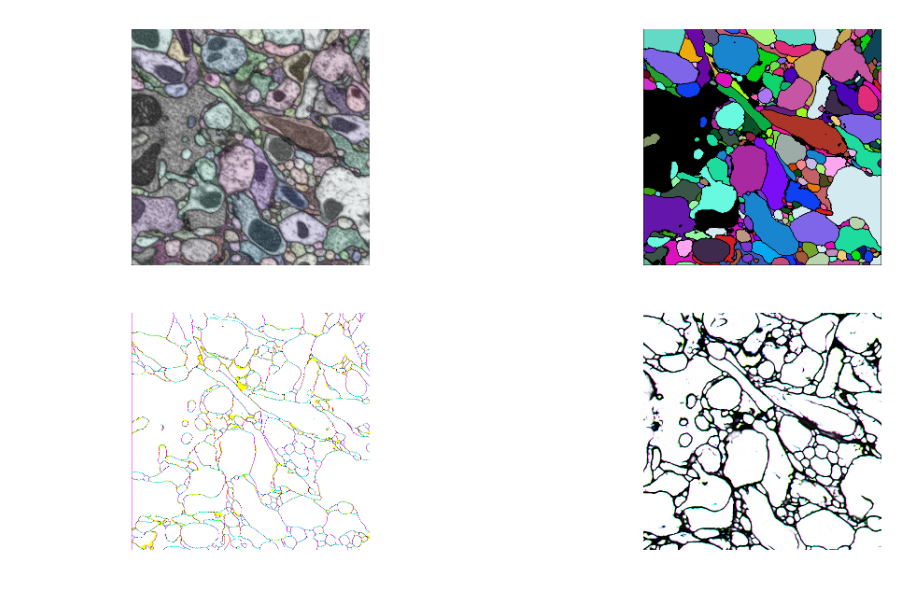
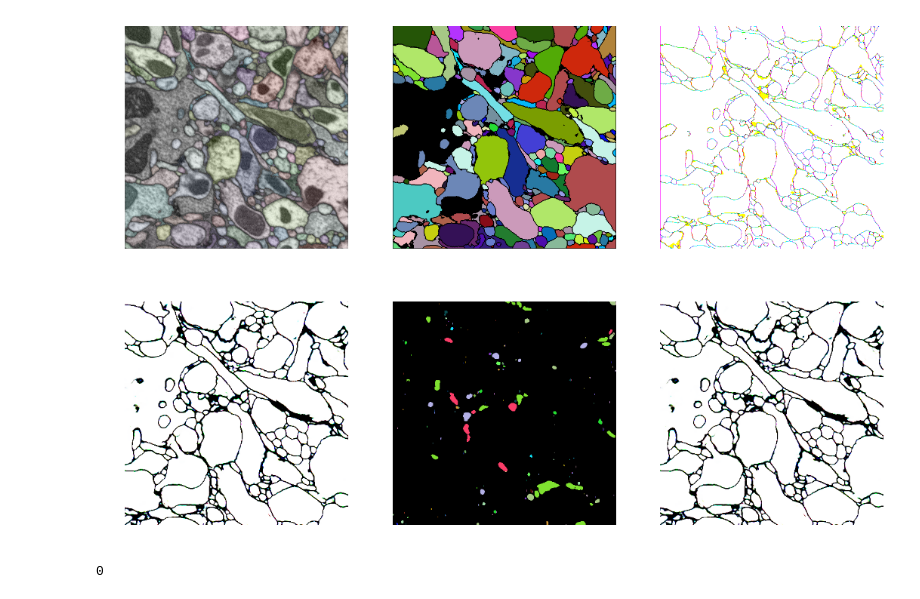
Before and after one commit to grisaitis/pygt_models, a Jupyter notebook: fibsem/VisualizeOutputs.ipynb, the cells around one changed output. Drawn from its saved outputs; the diff is of its cells as text; code cells hidden in the pictures.

```diff
--- a/fibsem/VisualizeOutputs.ipynb
+++ b/fibsem/VisualizeOutputs.ipynb
@@ -24,45 +23,67 @@ cmap = matplotlib.colors.ListedColormap(np.vstack(((0,0,0),np.random.rand(255,3)
 raw_h5_fname = '/groups/turaga/home/turagas/data/FlyEM/fibsem_medulla_7col/tstvol-520-1-h5/img_normalized.h5'
 gt_h5_fname = '/groups/turaga/home/turagas/data/FlyEM/fibsem_medulla_7col/tstvol-520-1-h5/groundtruth_seg_thick.h5'
 aff_h5_fname = '/groups/turaga/home/turagas/data/FlyEM/fibsem_medulla_7col/tstvol-520-1-h5/groundtruth_aff.h5'
+testeu_h5_fname = 'test_out_0.h5'
 test_h5_fname = 'test_out_0.h5'
 
 raw_h5f = h5py.File(raw_h5_fname,'r')
 gt_h5f = h5py.File(gt_h5_fname,'r')
 aff_h5f = h5py.File(aff_h5_fname,'r')
+testeu_h5f = h5py.File(testeu_h5_fname,'r')
 test_h5f = h5py.File(test_h5_fname,'r')
 
 raw = raw_h5f['main']
 gt = gt_h5f['main']
 aff = aff_h5f['main']
+testeu = testeu_h5f['main']
 test = test_h5f['main']
 # %%
+nhood = malis.mknhood3d()
+seg,segSizes = malis.connected_components_affgraph((test[:]>0.99999997).astype(np.int32),nhood)
+
 z=50; offset=44
-plt.rcParams['figure.figsize'] = (18.0, 10.0)
+plt.rcParams['figure.figsize'] = (18.0, 12.0)
 
 raw_slc=np.transpose(np.squeeze(raw[z+offset,:,:]),(1,0));
 gt_slc=np.transpose(np.squeeze(gt[z+offset,:,:]),(1,0))
-aff_slc=np.transpose(np.squeeze(aff[:,z+offset,:,:]),(2,1,0)).astype(np.float)
-test_slc=np.transpose(np.squeeze(test[:,z,:,:]),(2,1,0))
+aff_slc=np.transpose(np.squeeze(aff[:3,z+offset,:,:]),(2,1,0)).astype(np.float)
+testeu_slc=np.transpose(np.squeeze(testeu[:3,z,:,:]),(2,1,0))
+test_slc=np.transpose(np.squeeze(test[:3,z,:,:]),(2,1,0))
+seg_slc=np.transpose(np.squeeze(seg[z,:,:]),(1,0))
 
-plt.subplot(2,2,1)
+plt.rcParams['figure.figsize'] = (18.0, 12.0)
+
+plt.subplot(2,3,1)
 plt.axis('off')
 plt.imshow(raw_slc,cmap=plt.cm.get_cmap('gray'))
 
 plt.imshow(gt_slc,cmap=cmap,alpha=0.15);
 
 
-plt.subplot(2,2,2)
+plt.subplot(2,3,2)
 plt.axis('off')
 plt.imshow(gt_slc,cmap=cmap);
 
-plt.subplot(2,2,3)
+plt.subplot(2,3,3)
 plt.axis('off')
 plt.imshow(aff_slc,cmap=plt.cm.get_cmap('gray'));
 
-plt.subplot(2,2,4)
+plt.subplot(2,3,4)
+plt.axis('off')
+plt.imshow(testeu_slc,cmap=plt.cm.get_cmap('gray'));
+
+plt.subplot(2,3,5)
+plt.axis('off')
+plt.imshow(seg_slc,cmap=cmap);
+
+plt.subplot(2,3,6)
 plt.axis('off')
 plt.imshow(test_slc,cmap=plt.cm.get_cmap('gray'));
 
 plt.show()
 # %% [output]
-[figure, old version]
+[figure, new version]
+# %%
+len(segSizes)
+# %% [output]
+0
```
Also changed, not shown: parts of 2 cells of this notebook, 12 other files.
